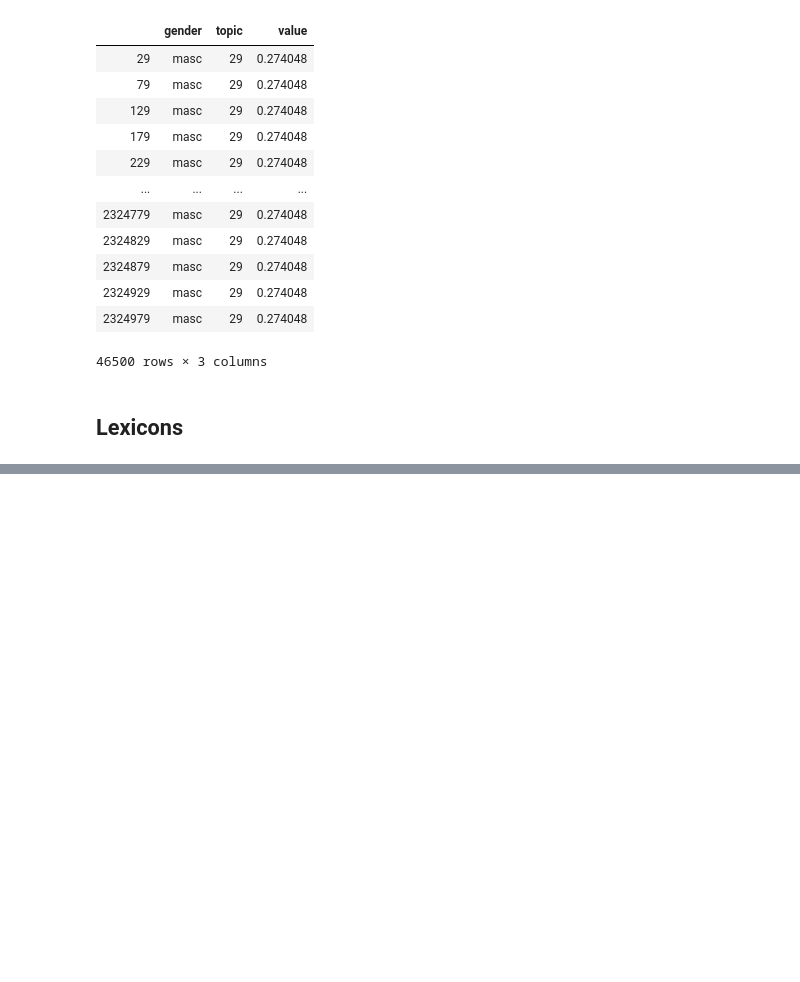
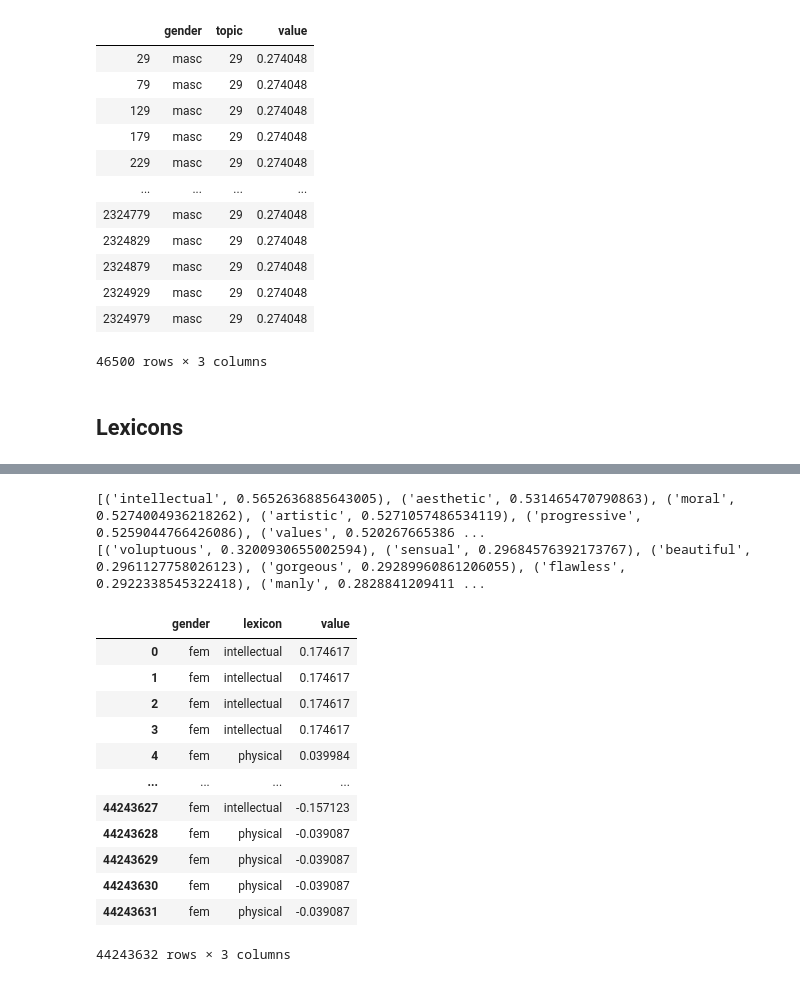
Before and after one commit to lucy3/gpt3_gender, a Jupyter notebook: code/character_viz.ipynb, the cells around one changed output, grey strips where cells are left out. Cells and saved outputs as stored; diff of their text form; code cells hidden in the pictures; blank space fills up the shorter version.

```diff
--- a/code/character_viz.ipynb
+++ b/code/character_viz.ipynb
@@ -276,0 +374,3 @@ topic_29
+# %%
+for k in word_counts:
+    print(k, '.........', word_counts[k].most_common(10))
@@ -276,0 +386,56 @@ topic_29
+# %%
+with open(LOGS + 'intellect_scores.json', 'r') as infile:
+    intellect_scores = Counter(json.load(infile))
+print(intellect_scores.most_common(20))
+with open(LOGS + 'physical_scores.json', 'r') as infile:
+    physical_scores = Counter(json.load(infile))
+print(physical_scores.most_common(20))
+# %% [output]
+[('intellectual', 0.5652636885643005), ('aesthetic', 0.531465470790863), ('moral', 0.5274004936218262), ('artistic', 0.5271057486534119), ('progressive', 0.5259044766426086), ('values', 0.520267665386 ...
+[('voluptuous', 0.3200930655002594), ('sensual', 0.29684576392173767), ('beautiful', 0.2961127758026123), ('gorgeous', 0.29289960861206055), ('flawless', 0.2922338545322418), ('manly', 0.2828841209411 ...
+# %%
+genpath = LOGS + 'generated_adj_noun/'
+frames = []
+d = {'gender':[], 'lexicon':[], 'value':[]}
+for f in os.listdir(genpath):
+    title = f.replace('.tokens', '')
+    gen_word = Counter() # (gender, lexicon) : value
+    with open(genpath + f, 'r') as infile:
+        for line in infile:
+            contents = line.strip().split('\t')
+            w = contents[0]
+            deprel = contents[3]
+            hw = contents[5]
+            storyid = contents[7]
+            gender = contents[8]
+            if deprel == 'amod':
+                keyword = w
+            elif deprel == 'nsubj':
+                keyword = hw
+            for k in lexicon_d:
+                if keyword in intellect_scores:
+                    d['gender'].append(gender)
+                    d['lexicon'].append('intellectual')
+                    d['value'].append(intellect_scores[keyword])
+            for k in lexicon_d:
+                if keyword in physical_scores:
+                    d['gender'].append(gender)
+                    d['lexicon'].append('physical')
+                    d['value'].append(physical_scores[keyword])
+# %%
+df = pd.DataFrame.from_dict(d)
+df
+# %% [output]
+|  | gender | lexicon | value |
+| 0 | fem | intellectual | 0.174617 |
+| 1 | fem | intellectual | 0.174617 |
+| 2 | fem | intellectual | 0.174617 |
+| 3 | fem | intellectual | 0.174617 |
+| 4 | fem | physical | 0.039984 |
+| ... | ... | ... | ... |
+| 44243627 | fem | intellectual | -0.157123 |
+| 44243628 | fem | physical | -0.039087 |
+| 44243629 | fem | physical | -0.039087 |
+| 44243630 | fem | physical | -0.039087 |
+| 44243631 | fem | physical | -0.039087 |
+44243632 rows × 3 columns
```
Also changed, not shown: parts of 10 cells of this notebook, 1 other file.
